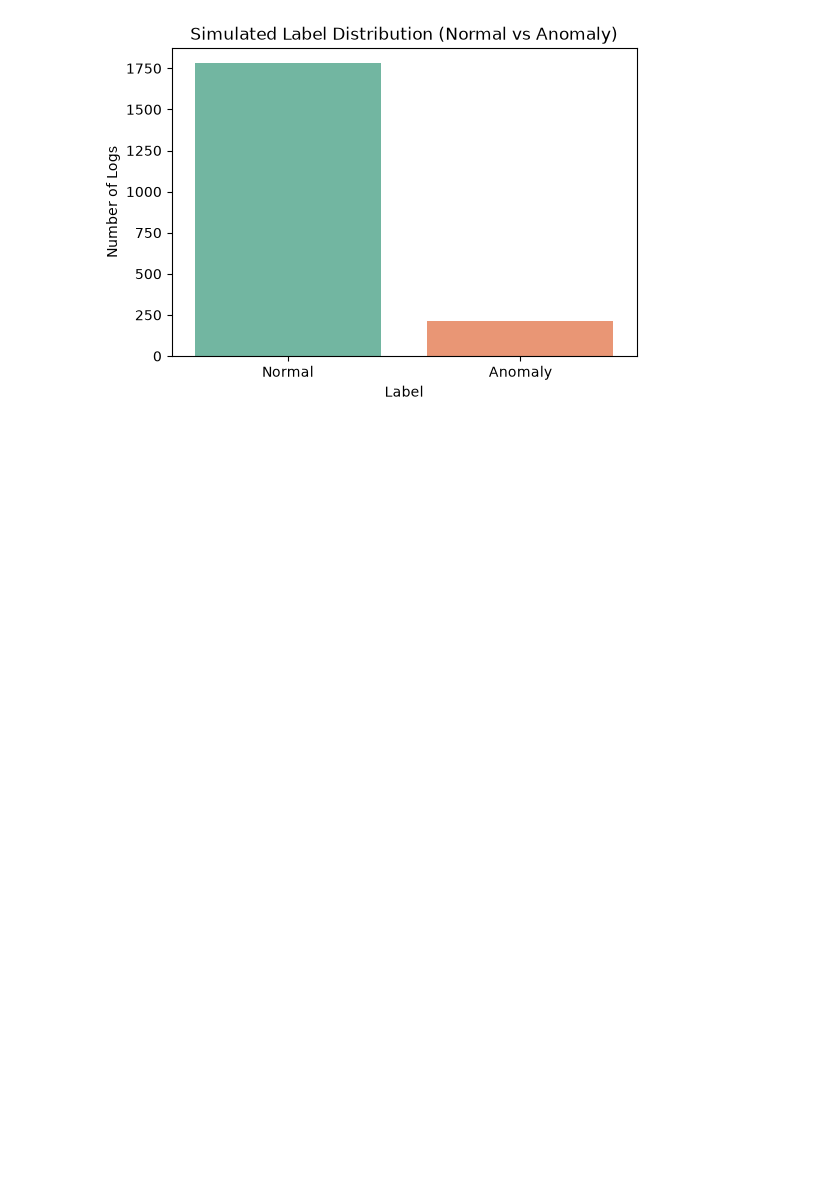
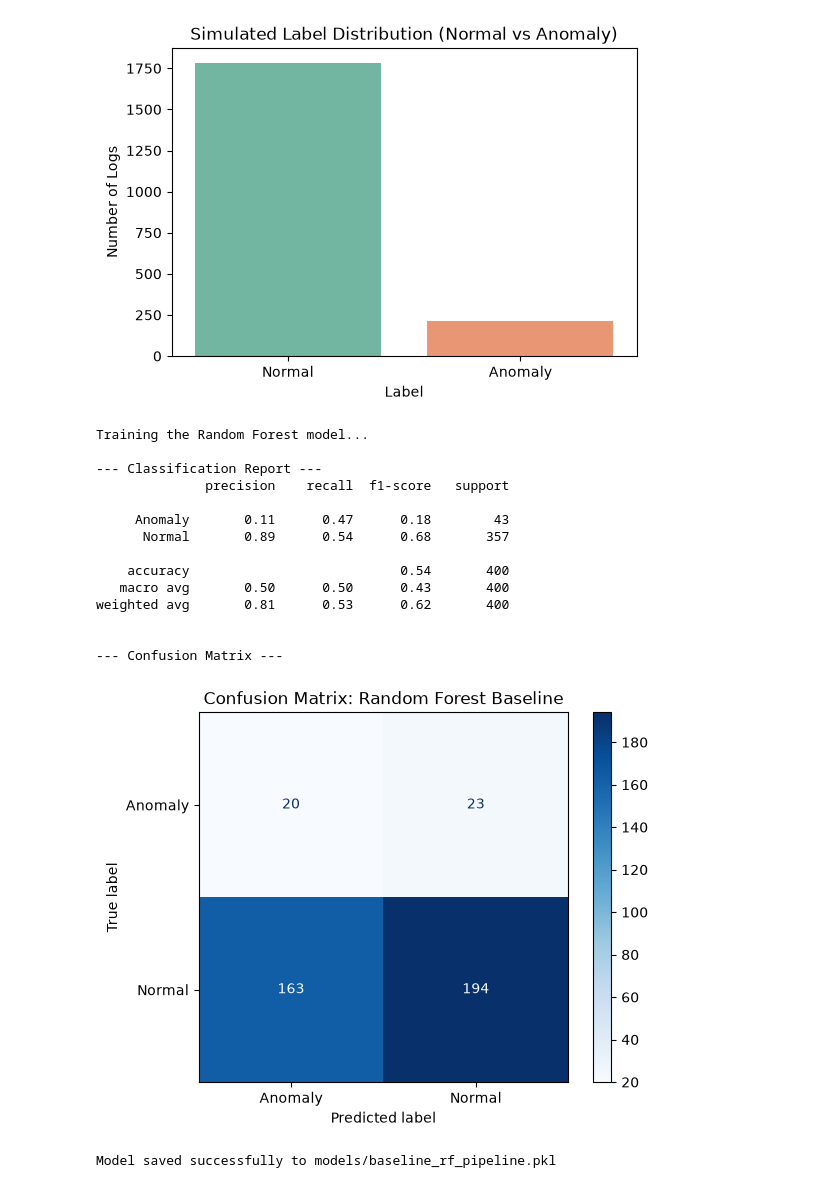
Before and after one commit to eebbaasolomon3-max/insa-log-triage-capstone, a Jupyter notebook: notebooks/01_eda.ipynb, the cells around one changed output. Saved outputs shown, nothing was run; the diff lists cells and outputs as text; code cells hidden in the pictures; blank space fills up the shorter version.

Commit message:
feat: trained baseline Random Forest and saved model to disk

```diff
--- a/notebooks/01_eda.ipynb
+++ b/notebooks/01_eda.ipynb
@@ -148,3 +148,79 @@ Passing `palette` without assigning `hue` is deprecated and will be removed in v
 
   sns.countplot(data=df, x='Label', palette='Set2')
 [figure]
+# %%
+from sklearn.model_selection import train_test_split
+from sklearn.feature_extraction.text import TfidfVectorizer
+from sklearn.preprocessing import OneHotEncoder
+from sklearn.compose import ColumnTransformer
+from sklearn.pipeline import Pipeline
+from sklearn.ensemble import RandomForestClassifier
+from sklearn.metrics import classification_report, confusion_matrix, ConfusionMatrixDisplay
+
+# 1. Define Features (X) and Target (y)
+X = df[['EventTemplate', 'Level', 'Component']]
+y = df['Label']
+
+# 2. Split the data (Stratify is CRUCIAL for imbalanced data - Module 06)
+X_train, X_test, y_train, y_test = train_test_split(X, y, test_size=0.2, random_state=42, stratify=y)
+
+# 3. Build the Preprocessing Pipeline (Module 09)
+# We convert text to numbers using TF-IDF, and categories using OneHotEncoder
+preprocessor = ColumnTransformer(
+    transformers=[
+        ('text', TfidfVectorizer(), 'EventTemplate'),
+        ('cat', OneHotEncoder(handle_unknown='ignore'), ['Level', 'Component'])
+    ])
+
+# 4. Define the Baseline Model
+# class_weight='balanced' tells the model to punish mistakes on the rare 'Anomaly' class more heavily
+model = Pipeline(steps=[
+    ('preprocessor', preprocessor),
+    ('classifier', RandomForestClassifier(n_estimators=100, class_weight='balanced', random_state=42))
+])
+
+# 5. Train the model
+print("Training the Random Forest model...")
+model.fit(X_train, y_train)
+
+# 6. Evaluate honestly on the Test set
+y_pred = model.predict(X_test)
+
+print("\n--- Classification Report ---")
+print(classification_report(y_test, y_pred, zero_division=0))
+
+# 7. Plot the Confusion Matrix
+print("\n--- Confusion Matrix ---")
+cm = confusion_matrix(y_test, y_pred, labels=model.classes_)
+disp = ConfusionMatrixDisplay(confusion_matrix=cm, display_labels=model.classes_)
+disp.plot(cmap='Blues')
+plt.title('Confusion Matrix: Random Forest Baseline')
+plt.show()
+# %% [output]
+Training the Random Forest model...
+
+--- Classification Report ---
+              precision    recall  f1-score   support
+
+     Anomaly       0.11      0.47      0.18        43
+      Normal       0.89      0.54      0.68       357
+
+    accuracy                           0.54       400
+   macro avg       0.50      0.50      0.43       400
+weighted avg       0.81      0.53      0.62       400
+
+
+--- Confusion Matrix ---
+[figure, added]
+# %%
+import joblib
+import os
+
+# Create a models directory if it doesn't exist
+os.makedirs('../models', exist_ok=True)
+
+# Save the trained pipeline
+joblib.dump(model, '../models/baseline_rf_pipeline.pkl')
+print("Model saved successfully to models/baseline_rf_pipeline.pkl")
+# %% [output]
+Model saved successfully to models/baseline_rf_pipeline.pkl
```
